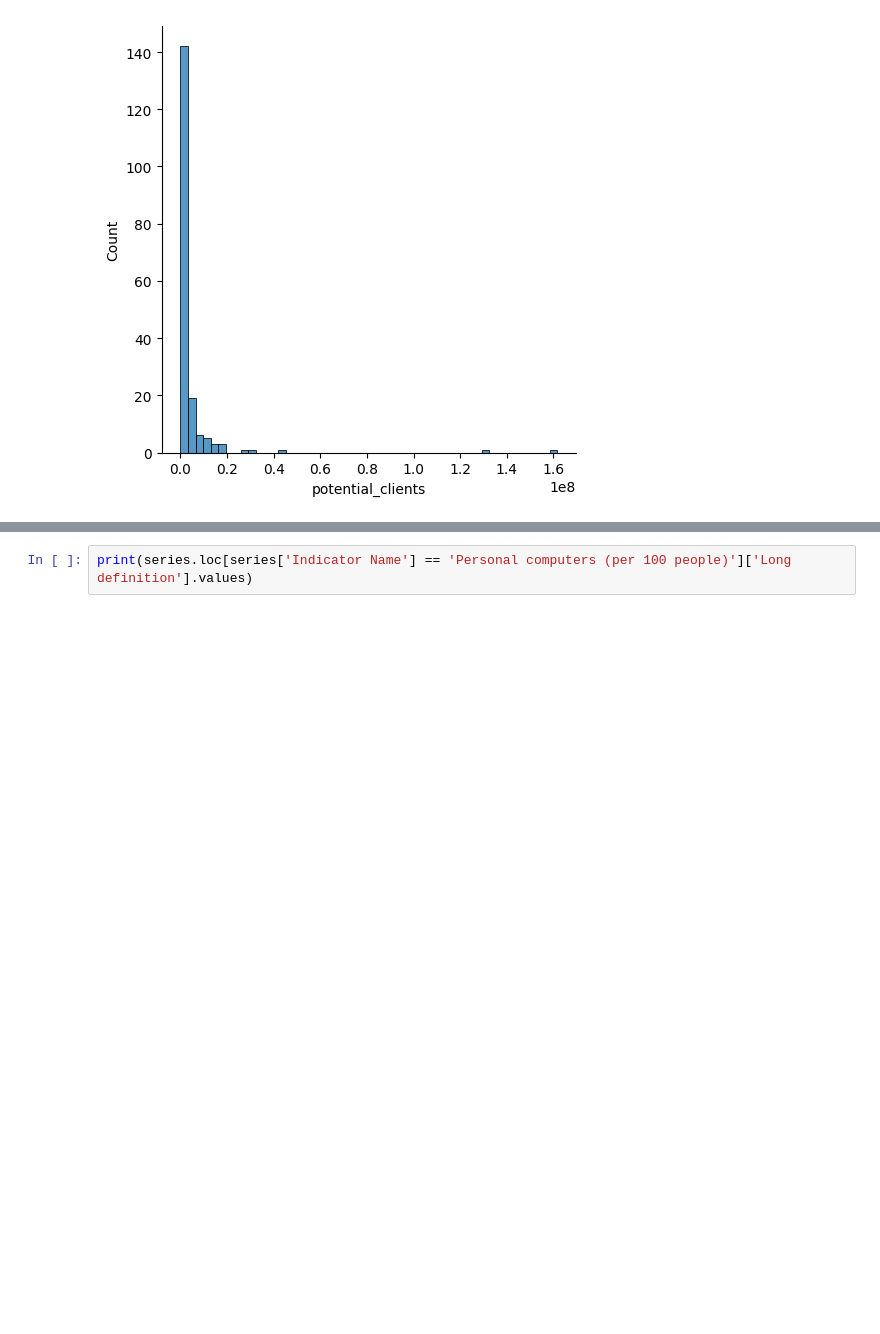
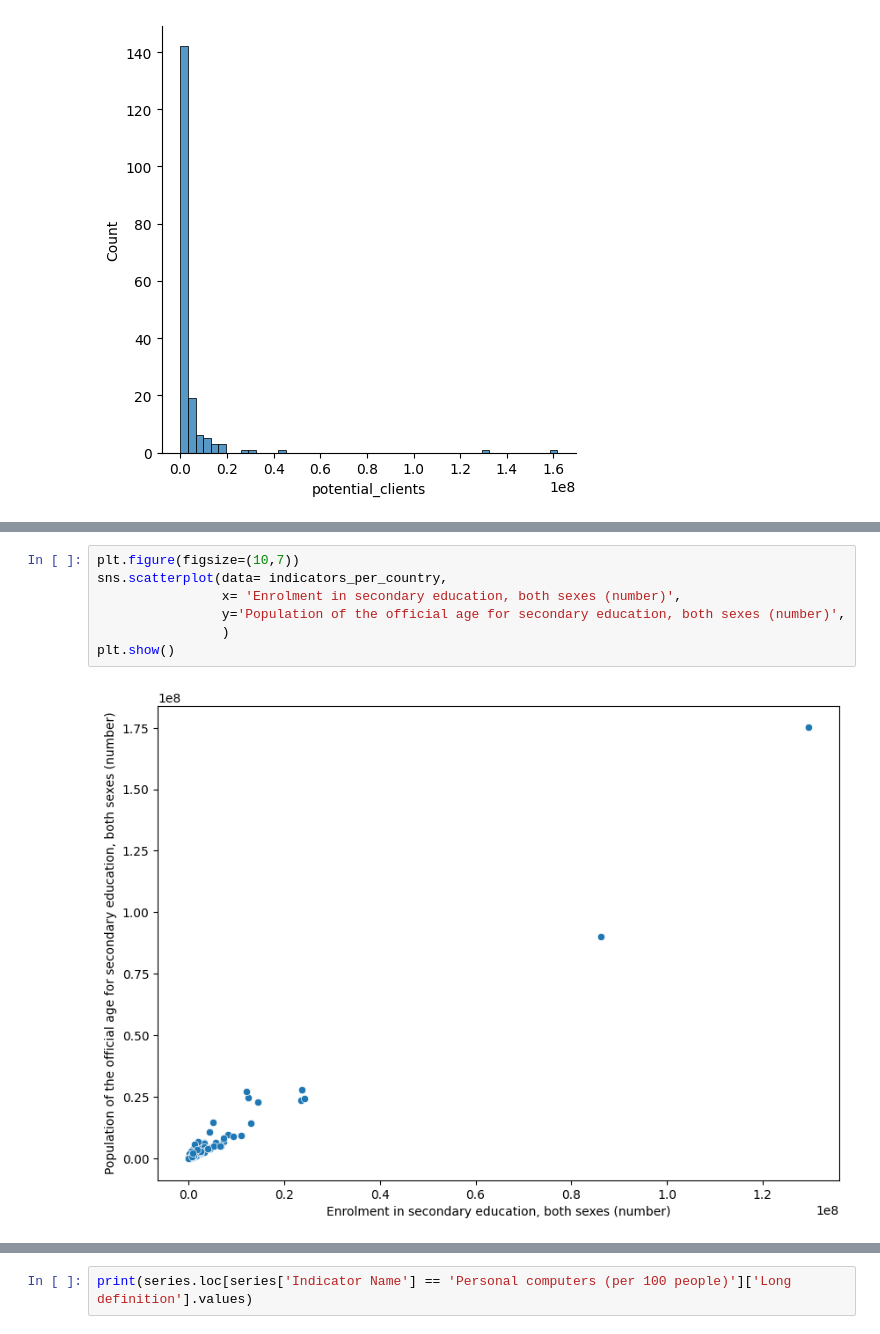
Before and after one commit to JulienfLeBoucher/OC_Edtech, a Jupyter notebook: LE-BOUCHER_Julien_1_notebook_122022.ipynb, the cells around one changed output, grey strips where cells are left out. Drawn from its saved outputs; the diff is of its cells as text; blank space fills up the shorter version.

```diff
--- a/LE-BOUCHER_Julien_1_notebook_122022.ipynb
+++ b/LE-BOUCHER_Julien_1_notebook_122022.ipynb
@@ -1614,0 +1617,9 @@ I will filter that later.
+# %%
+plt.figure(figsize=(10,7))
+sns.scatterplot(data= indicators_per_country,
+                x= 'Enrolment in secondary education, both sexes (number)',
+                y='Population of the official age for secondary education, both sexes (number)',
+                )
+plt.show()
+# %% [output]
+[figure, added]
```
Also changed, not shown: parts of 45 cells of this notebook, 2 other files.
